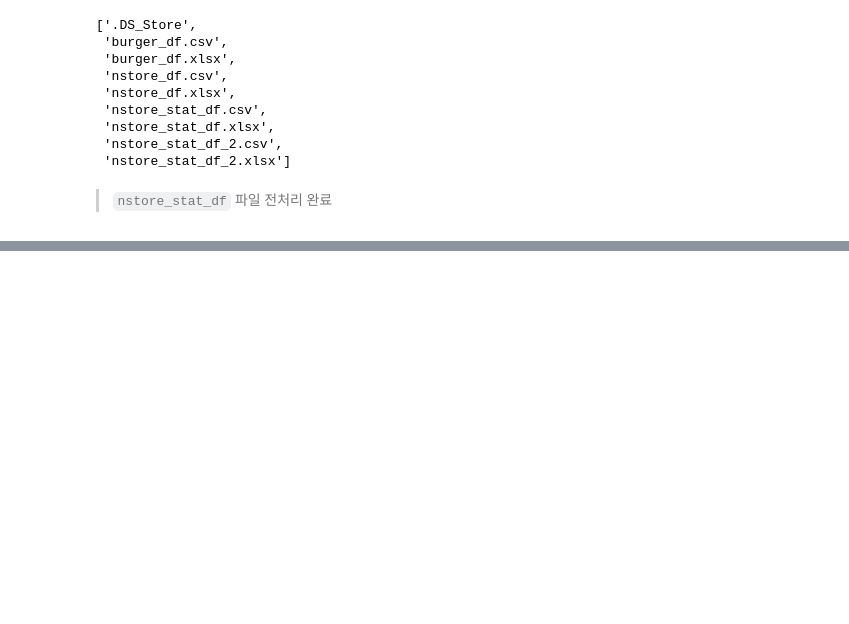
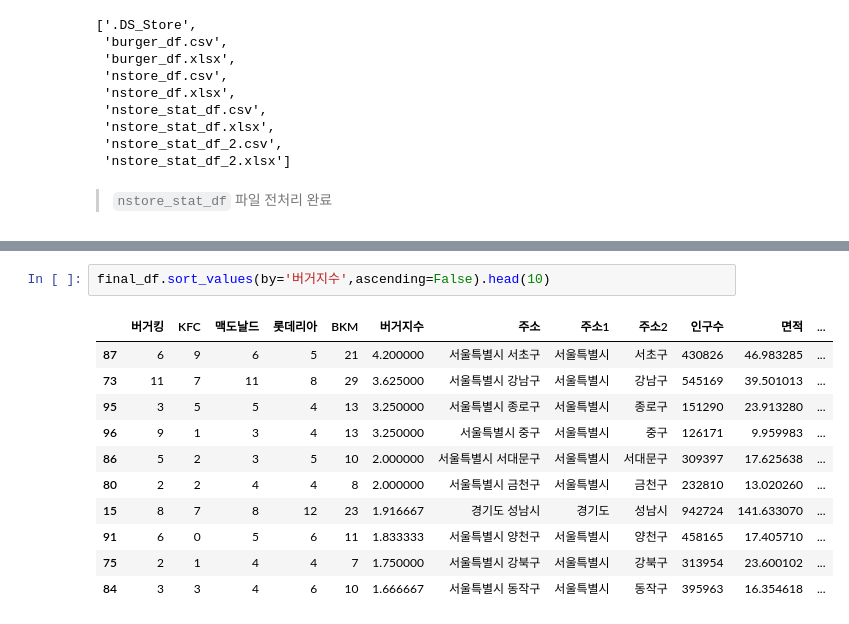
Before and after one commit to likelion-aischool-10-teamproject/burger-index, a Jupyter notebook: 1. web_crawling+preprocessing/burger_index_preprocessing.ipynb, the cells around one changed output, grey strips where cells are left out. Drawn from its saved outputs; the diff is of its cells as text; blank space fills up the shorter version.

```diff
--- a/1. web_crawling+preprocessing/burger_index_preprocessing.ipynb
+++ b/1. web_crawling+preprocessing/burger_index_preprocessing.ipynb
@@ -996,3 +996,17 @@ cf.go_offline()
 px.scatter(final_df, x="버거지수",y="인구수", hover_name='주소', trendline='ols')
 # %% [output]
 [interactive output not drawn]
+# %%
+final_df.sort_values(by='버거지수',ascending=False).head(10)
+# %% [output]
+|  | 버거킹 | KFC | 맥도날드 | 롯데리아 | BKM | 버거지수 | 주소 | 주소1 | 주소2 | 인구수 | 면적 | ... |
+| 87 | 6 | 9 | 6 | 5 | 21 | 4.200000 | 서울특별시 서초구 | 서울특별시 | 서초구 | 430826 | 46.983285 | ... |
+| 73 | 11 | 7 | 11 | 8 | 29 | 3.625000 | 서울특별시 강남구 | 서울특별시 | 강남구 | 545169 | 39.501013 | ... |
+| 95 | 3 | 5 | 5 | 4 | 13 | 3.250000 | 서울특별시 종로구 | 서울특별시 | 종로구 | 151290 | 23.913280 | ... |
+| 96 | 9 | 1 | 3 | 4 | 13 | 3.250000 | 서울특별시 중구 | 서울특별시 | 중구 | 126171 | 9.959983 | ... |
+| 86 | 5 | 2 | 3 | 5 | 10 | 2.000000 | 서울특별시 서대문구 | 서울특별시 | 서대문구 | 309397 | 17.625638 | ... |
+| 80 | 2 | 2 | 4 | 4 | 8 | 2.000000 | 서울특별시 금천구 | 서울특별시 | 금천구 | 232810 | 13.020260 | ... |
+| 15 | 8 | 7 | 8 | 12 | 23 | 1.916667 | 경기도 성남시 | 경기도 | 성남시 | 942724 | 141.633070 | ... |
+| 91 | 6 | 0 | 5 | 6 | 11 | 1.833333 | 서울특별시 양천구 | 서울특별시 | 양천구 | 458165 | 17.405710 | ... |
+| 75 | 2 | 1 | 4 | 4 | 7 | 1.750000 | 서울특별시 강북구 | 서울특별시 | 강북구 | 313954 | 23.600102 | ... |
+| 84 | 3 | 3 | 4 | 6 | 10 | 1.666667 | 서울특별시 동작구 | 서울특별시 | 동작구 | 395963 | 16.354618 | ... |
```
Also changed, not shown: parts of 4 cells of this notebook, 4 other files.
